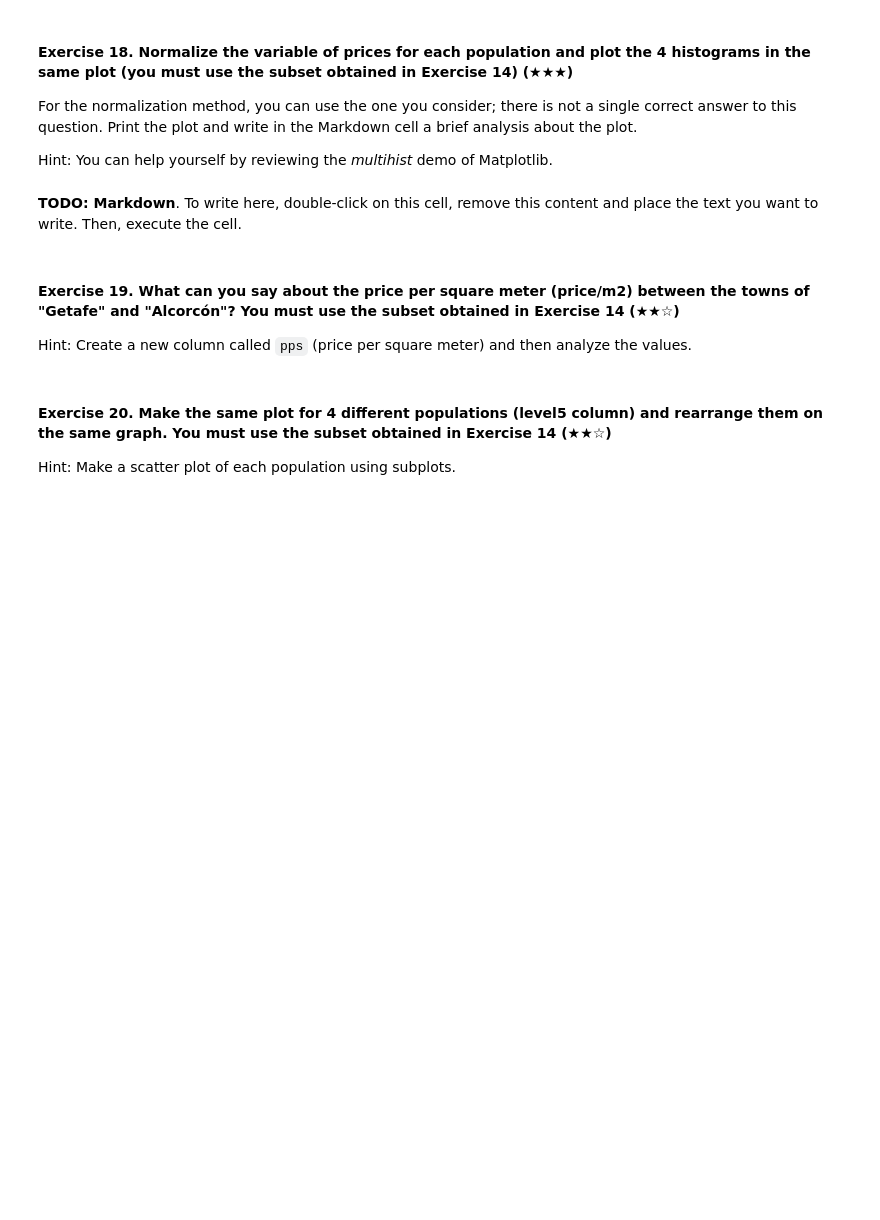
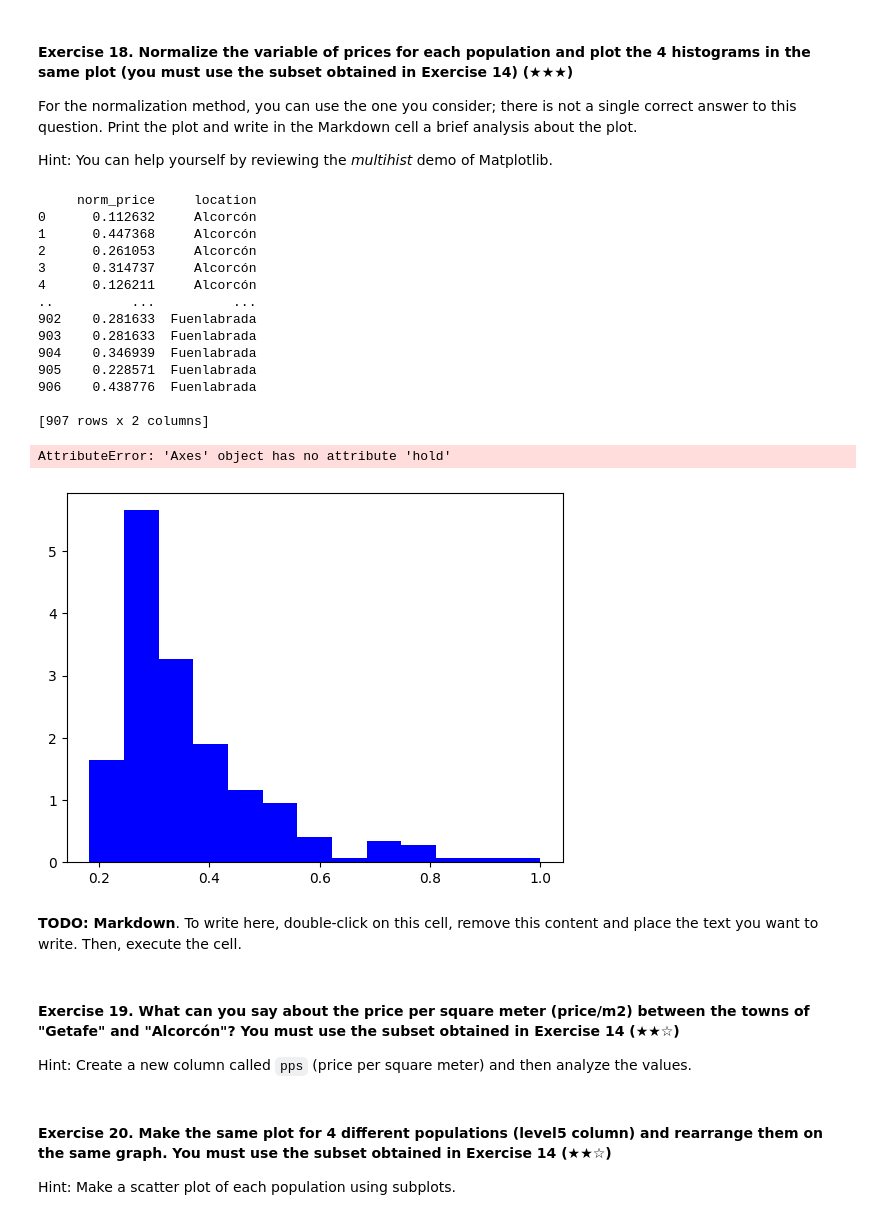
Before and after one commit to csmb20/realestate-datacleanup-exercise, a Jupyter notebook: project.ipynb, the cells around one changed output. Saved outputs shown, nothing was run; the diff lists cells and outputs as text; code cells hidden in the pictures; blank space fills up the shorter version.

Commit message:
Exercise 18

```diff
--- a/project.ipynb
+++ b/project.ipynb
@@ -476,4 +492,11 @@ Name: std, dtype: float64
 
 Print both the address and the price of the selected house of each population. You can print a DataFrame or a single line for each population.
 # %%
-# TODO
+# Group data by level5 and keep 'price' and 'adress' columns from the data frame obtained in exercise 14
+
+southBeltGroups = southBelt.groupby(by='level5')[['price','address']].apply(lambda x: x)
+
+# Loop through the different locations
+for place in places:
+    southBeltPerLoc = southBeltGroups.loc[place,['price','address']].max()
+    print(f"The most expensive house in {place} is located in {southBeltPerLoc['address']}. Its price is {southBeltPerLoc['price']} USD\n")
@@ -484,7 +515,45 @@ For the normalization method, you can use the one you consider; there is not a s
 
 Hint: You can help yourself by reviewing the *multihist* demo of Matplotlib.
 # %%
-# TODO
+# Loop through the different locations and normalize the prices
+normSouthBeltGroups  = pd.DataFrame() # Define auxiliary dataframe to be populated
+for place in places:
+    dummySouthBeltGroups               = pd.DataFrame() # In each iteration refresh dummy dataframe
+    dummySouthBeltGroups['norm_price'] =  southBeltGroups.loc[place,'price']/southBeltGroups.loc[place,'price'].max() # Normalization with respect to max.
+                                                                                                                      # Since the prices are strictly positive,
+                                                                                                                      # the data has been normalized within the open set (0,1]
+    dummySouthBeltGroups['location']   = place
+    normSouthBeltGroups                = pd.concat([dummySouthBeltGroups,normSouthBeltGroups],ignore_index=True)
+print(normSouthBeltGroups)
+
+# Plot data
+
+# Using the same number of bins as before
+
+fig, ax = plt.subplots()
+colors = ['blue', 'red', 'tan', 'lime']
+for place in places:
+    ax.hist(normSouthBeltGroups[normSouthBeltGroups['location']==str(place)]['norm_price'],nBins, density=True, histtype='bar', color=colors[places.index(place)], label=colors[places.index(place)])
+    ax.hold()
+    ax.legend(prop={'size': 10})
+    ax.set_title('bars with legend')
+# %% [output]
+     norm_price     location
+0      0.112632     Alcorcón
+1      0.447368     Alcorcón
+2      0.261053     Alcorcón
+3      0.314737     Alcorcón
+4      0.126211     Alcorcón
+..          ...          ...
+902    0.281633  Fuenlabrada
+903    0.281633  Fuenlabrada
+904    0.346939  Fuenlabrada
+905    0.228571  Fuenlabrada
+906    0.438776  Fuenlabrada
+
+[907 rows x 2 columns]
+AttributeError: 'Axes' object has no attribute 'hold'
+[figure, added]
 # %% [markdown]
 **TODO: Markdown**. To write here, double-click on this cell, remove this content and place the text you want to write. Then, execute the cell.
 # %% [markdown]
```
Also changed, not shown: parts of 3 cells of this notebook.
